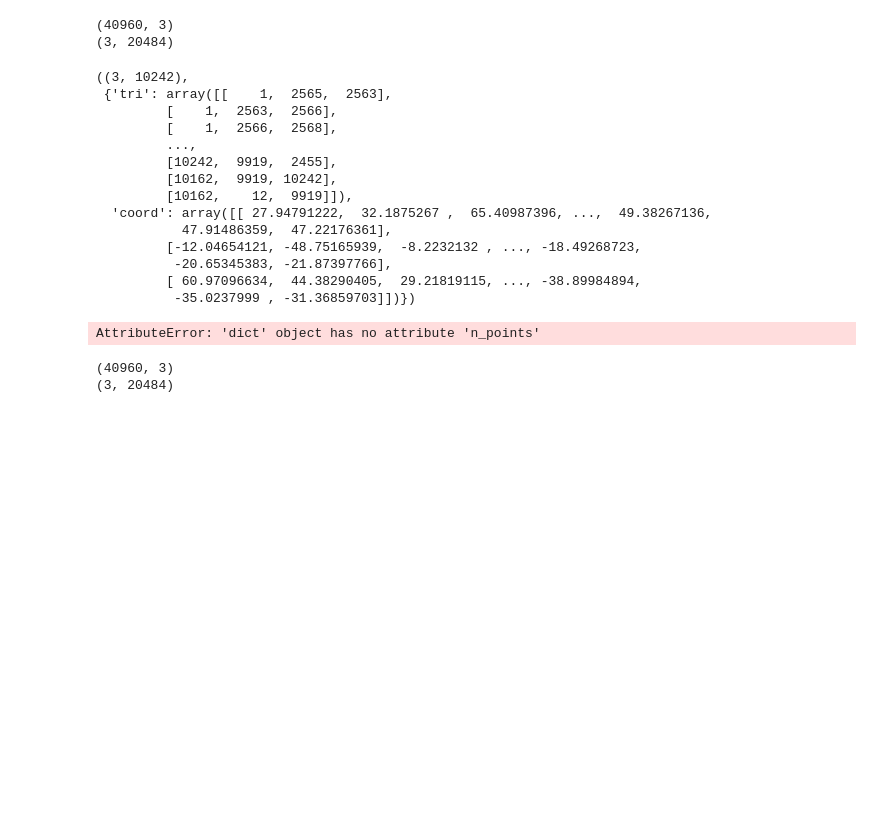
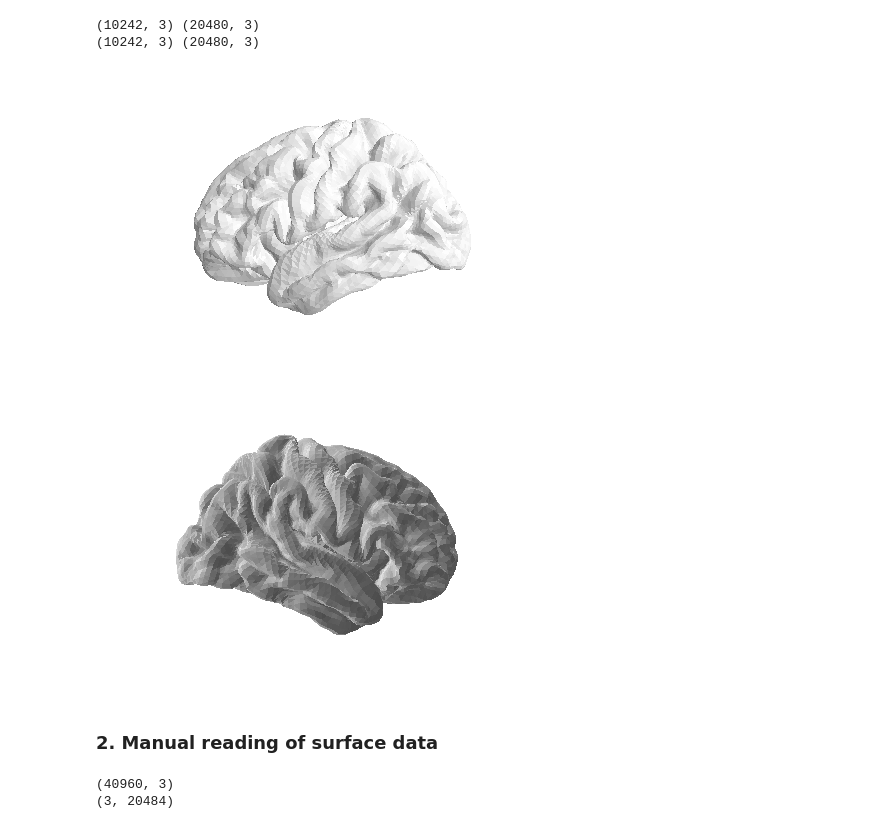
Before and after one commit to MICA-MNI/BrainStat, a Jupyter notebook: surfstat/surfstat_tutorial/surfstat_example.ipynb, the cells around one changed output. Saved outputs shown, nothing was run; the diff lists cells and outputs as text; code cells hidden in the pictures; blank space fills up the shorter version.

```diff
--- a/surfstat/surfstat_tutorial/surfstat_example.ipynb
+++ b/surfstat/surfstat_tutorial/surfstat_example.ipynb
@@ -18,12 +8,0 @@ addpath = surfstat_eng.addpath("../matlab")
-# %%
-SP_mat = surfstat_eng.SurfStatAvSurf(['fsaverage5/lh.pial', 'fsaverage5/rh.pial'] )
-
-SP = {}
-SP['tri'] = np.array(SP_mat['tri'])
-SP['coord'] = np.array(SP_mat['coord'])
-
-print(SP['tri'].shape)
-print(SP['coord'].shape)
-# %% [output]
-(40960, 3)
-(3, 20484)
@@ -42,26 +9,33 @@ surf_rh['coord'] = np.array(surf_mat_rh['coord'])
-# %%
-np.shape(surf_lh['coord']), surf_rh
-# %% [output]
-((3, 10242),
- {'tri': array([[    1,  2565,  2563],
-         [    1,  2563,  2566],
-         [    1,  2566,  2568],
-         ...,
-         [10242,  9919,  2455],
-         [10162,  9919, 10242],
-         [10162,    12,  9919]]),
-  'coord': array([[ 27.94791222,  32.1875267 ,  65.40987396, ...,  49.38267136,
-           47.91486359,  47.22176361],
-         [-12.04654121, -48.75165939,  -8.2232132 , ..., -18.49268723,
-          -20.65345383, -21.87397766],
-         [ 60.97096634,  44.38290405,  29.21819115, ..., -38.89984894,
-          -35.0237999 , -31.36859703]])})
-# %%
-# sphinx_gallery_thumbnail_number = 2
-
-plot_hemispheres(surf_lh, surf_rh, array_name=mask['mask'], size=(1200, 400), cmap='viridis_r',
-
-                 color_bar=True, label_text=['Grad1', 'Grad2'], zoom=1.5)
-# %% [output]
-AttributeError: 'dict' object has no attribute 'n_points'
+# %%
+from nilearn import datasets
+from nilearn.plotting.surf_plotting import load_surf_mesh
+
+fs5 = datasets.fetch_surf_fsaverage(mesh ='fsaverage5')
+
+# load mesh and derive axes limits
+mesh_left  = load_surf_mesh(fs5['pial_left'])
+mesh_right = load_surf_mesh(fs5['pial_left'])
+
+coords_left, faces_left   = mesh_left[0], mesh_left[1]
+coords_right, faces_right = mesh_right[0], mesh_right[1]
+
+print(coords_left.shape, faces_left.shape)
+print(coords_right.shape, faces_right.shape)
+# %% [output]
+(10242, 3) (20480, 3)
+(10242, 3) (20480, 3)
+# %%
+import matplotlib.pyplot as plt
+from nilearn.plotting import plot_surf
+
+figure1 = plot_surf(fs5['pial_left'],
+                   hemi='left', view='lateral')
+
+figure2 = plot_surf(fs5['pial_right'],
+                   hemi='right', view='lateral')
+# %% [output]
+[figure, added]
+[figure, added]
+# %% [markdown]
+### 2. Manual reading of surface data
 # %%
```
Also changed, not shown: parts of 49 cells of this notebook.
